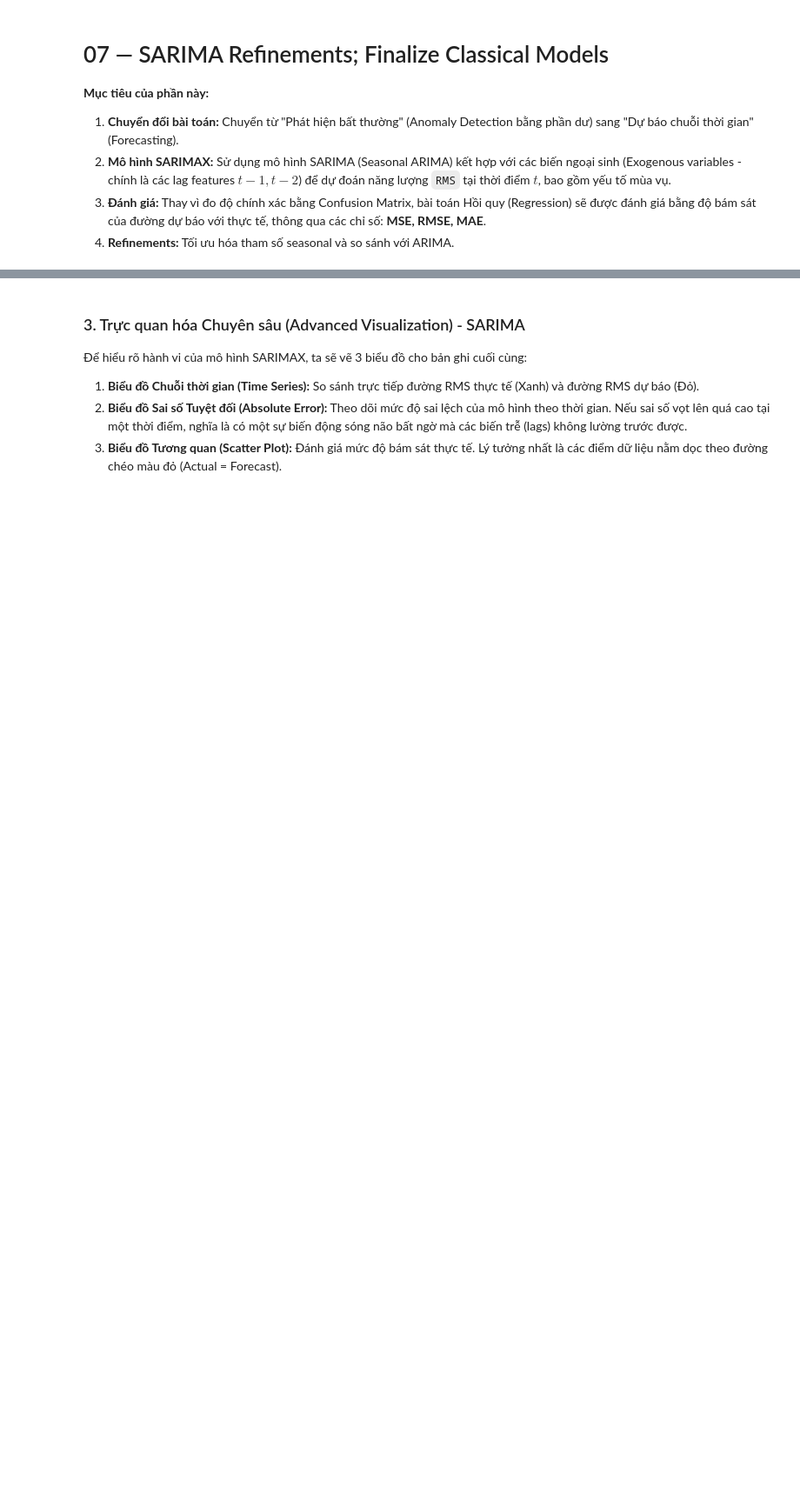
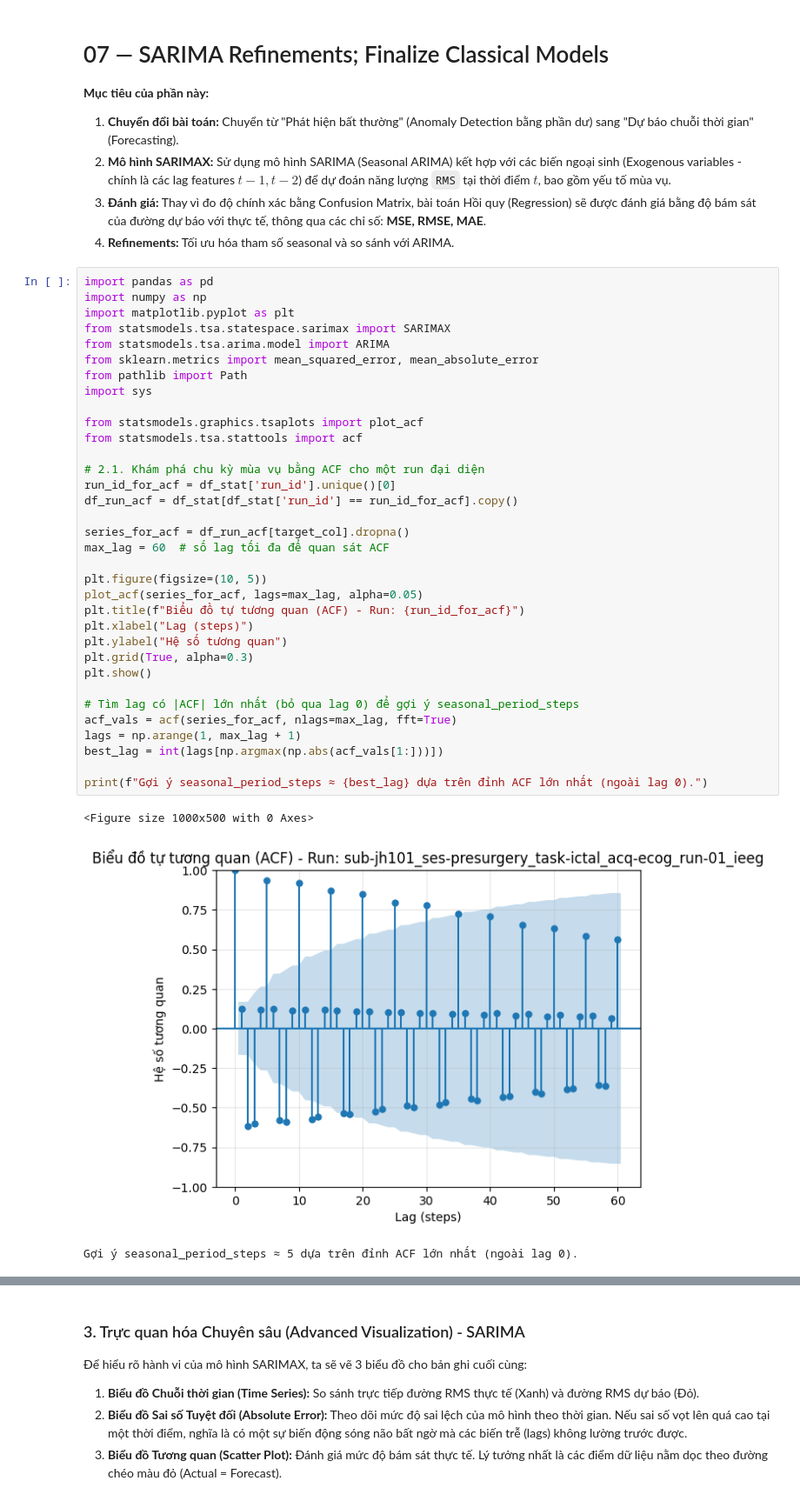
Before and after one commit to teddywristh/Seizure-Dectection-using-ECoG-, a Jupyter notebook: notebooks/07_sarima_refinements.ipynb, the cells around one changed output, grey strips where cells are left out. Shown at 87% size. Saved outputs shown, nothing was run; the diff lists cells and outputs as text; blank space fills up the shorter version.

```diff
--- a/notebooks/07_sarima_refinements.ipynb
+++ b/notebooks/07_sarima_refinements.ipynb
@@ -6,4 +6,42 @@
 2. **Mô hình SARIMAX:** Sử dụng mô hình SARIMA (Seasonal ARIMA) kết hợp với các biến ngoại sinh (Exogenous variables - chính là các lag features $t-1, t-2$) để dự đoán năng lượng `RMS` tại thời điểm $t$, bao gồm yếu tố mùa vụ.
 3. **Đánh giá:** Thay vì đo độ chính xác bằng Confusion Matrix, bài toán Hồi quy (Regression) sẽ được đánh giá bằng độ bám sát của đường dự báo với thực tế, thông qua các chỉ số: **MSE, RMSE, MAE**.
 4. **Refinements:** Tối ưu hóa tham số seasonal và so sánh với ARIMA.
+# %%
+import pandas as pd
+import numpy as np
+import matplotlib.pyplot as plt
+from statsmodels.tsa.statespace.sarimax import SARIMAX
+from statsmodels.tsa.arima.model import ARIMA
+from sklearn.metrics import mean_squared_error, mean_absolute_error
+from pathlib import Path
+import sys
+
+from statsmodels.graphics.tsaplots import plot_acf
+from statsmodels.tsa.stattools import acf
+
+# 2.1. Khám phá chu kỳ mùa vụ bằng ACF cho một run đại diện
+run_id_for_acf = df_stat['run_id'].unique()[0]
+df_run_acf = df_stat[df_stat['run_id'] == run_id_for_acf].copy()
+
+series_for_acf = df_run_acf[target_col].dropna()
+max_lag = 60  # số lag tối đa để quan sát ACF
+
+plt.figure(figsize=(10, 5))
+plot_acf(series_for_acf, lags=max_lag, alpha=0.05)
+plt.title(f"Biểu đồ tự tương quan (ACF) - Run: {run_id_for_acf}")
+plt.xlabel("Lag (steps)")
+plt.ylabel("Hệ số tương quan")
+plt.grid(True, alpha=0.3)
+plt.show()
+
+# Tìm lag có |ACF| lớn nhất (bỏ qua lag 0) để gợi ý seasonal_period_steps
+acf_vals = acf(series_for_acf, nlags=max_lag, fft=True)
+lags = np.arange(1, max_lag + 1)
+best_lag = int(lags[np.argmax(np.abs(acf_vals[1:]))])
+
+print(f"Gợi ý seasonal_period_steps ≈ {best_lag} dựa trên đỉnh ACF lớn nhất (ngoài lag 0).")
+# %% [output]
+<Figure size 1000x500 with 0 Axes>
+[figure, added]
+Gợi ý seasonal_period_steps ≈ 5 dựa trên đỉnh ACF lớn nhất (ngoài lag 0).
 # %%
```
Also changed, not shown: parts of 2 cells of this notebook.
